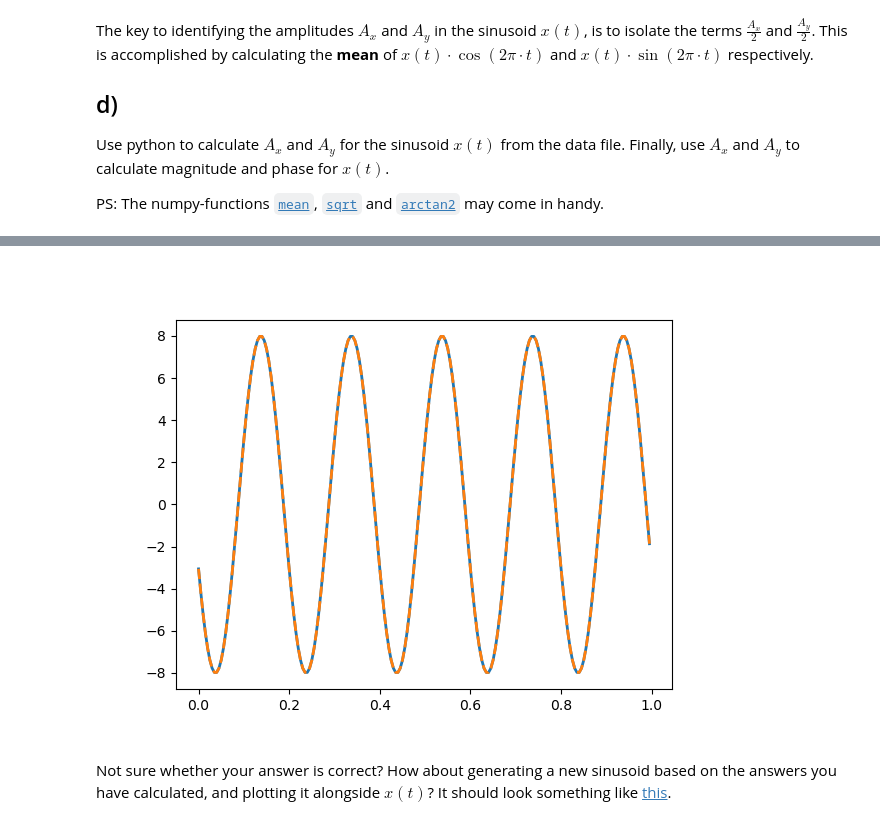
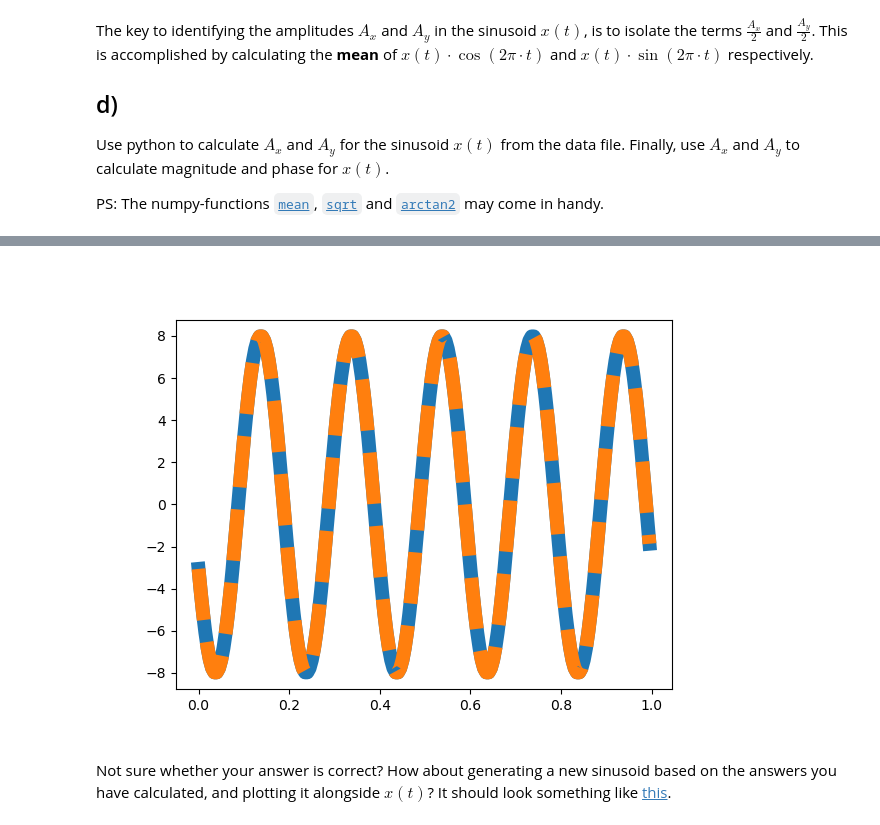
Before and after one commit to kaierih/AIS2201_Exercises, a Jupyter notebook: Exercise_2/2_sinusoids_decomposition.ipynb, the cells around one changed output, grey strips where cells are left out. Drawn from its saved outputs; the diff is of its cells as text; code cells hidden in the pictures.

```diff
--- a/Exercise_2/2_sinusoids_decomposition.ipynb
+++ b/Exercise_2/2_sinusoids_decomposition.ipynb
@@ -86,8 +86,10 @@ import matplotlib.pyplot as plt
 plt.close(3); plt.figure(3) # Downside of using interactive ipympl plots. It is necessary to close and re-open figure when plotting again.
 # WRITE YOUR CODE HERE:
 
-cosX = x.copy() * np.cos(2 * np.pi * t * 5)
-sinX = x.copy() * np.sin(2 * np.pi * t * 5)
+f = 5
+
+cosX = x.copy() * np.cos(2 * np.pi * f * t)
+sinX = x.copy() * np.sin(2 * np.pi * f * t)
 
 plt.plot(t,cosX,t,sinX)
 plt.xlabel("Time $t$ (seconds)")
@@ -111,13 +113,14 @@ A_y = np.mean(sinX)*2
 mag_x = np.sqrt(A_x**2 + A_y**2)
 phi_x = np.arctan2(-A_y, A_x)
 # WRITE YOUR CODE HERE:
+f = 5
 
 print(f"{A_x = }, {A_y = }, {mag_x = }, {phi_x = }")
 
-newX = mag_x*np.cos(2*np.pi*t*5+phi_x) #cos(2pi*t*w+phi_x)
+newX = mag_x*np.cos(2*np.pi*f*t+phi_x)
 
 plt.close(3); plt.figure(3)
 
-plt.plot(t,x,t,newX,'--',linewidth=2)
+plt.plot(t,x,t,newX,'--',linewidth=10)
 plt.show()
 # %% [output]
@@ -125,3 +128,3 @@ A_x = -3.0614674589207174, A_y = -7.391036260090296, mag_x = 8.000000000000002,
-[figure, old version]
+[figure, new version]
 # %% [markdown]
 Not sure whether your answer is correct? How about generating a new sinusoid based on the answers you have calculated, and plotting it alongside $x(t)$? It should look something like [this](Figurer/Task2d_sol.png).
```
Also changed, not shown: parts of 2 cells of this notebook, 3 other files.
